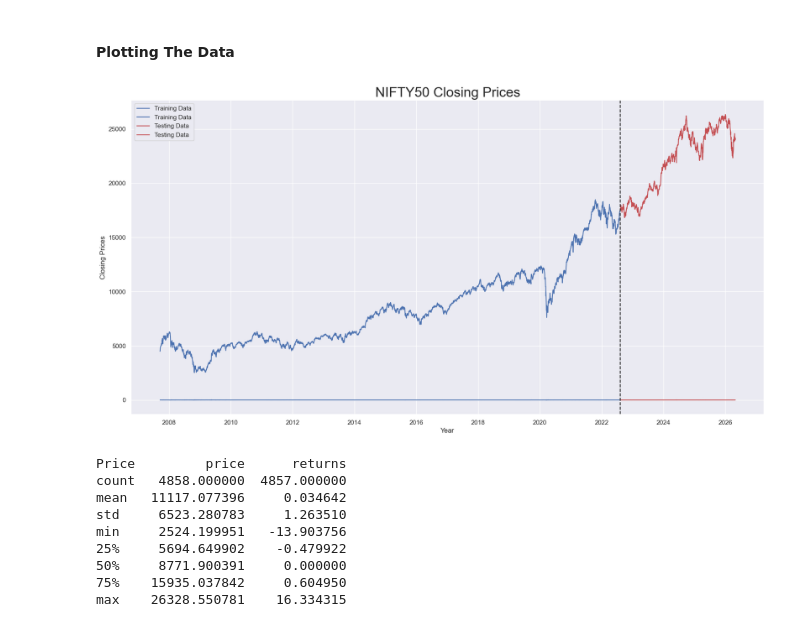
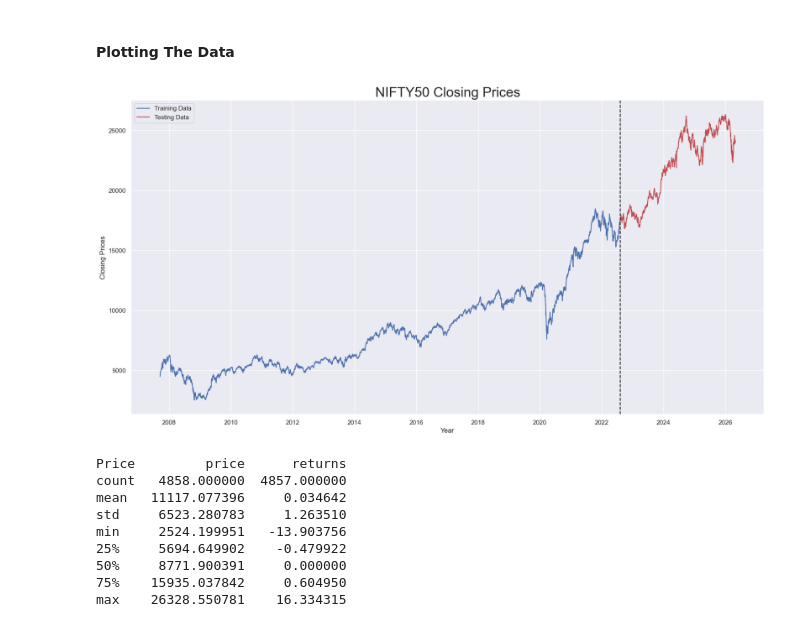
Before and after one commit to PradhumanSoni/Time-Series-Analysis, a Jupyter notebook: Forecasting of Various Indexes/experiment_forecasting_nifty50.ipynb, the cells around one changed output. Drawn from its saved outputs; the diff is of its cells as text; code cells hidden in the pictures.

```diff
--- a/Forecasting of Various Indexes/experiment_forecasting_nifty50.ipynb
+++ b/Forecasting of Various Indexes/experiment_forecasting_nifty50.ipynb
@@ -149,16 +149,16 @@ Shape of testing data -> (972, 2)
 #### Plotting The Data
 # %%
 plt.figure(figsize=(20,10))
-plt.plot(nifty_train,color='b',label='Training Data')
-plt.plot(nifty_test,color='r',label='Testing Data')
+plt.plot(nifty_train.price,color='b',label='Training Data')
+plt.plot(nifty_test.price,color='r',label='Testing Data')
 plt.axvline(nifty_train.index[-1],linestyle="--",color='k')
 plt.legend()
 plt.title("NIFTY50 Closing Prices",size=24)
 plt.xlabel("Year")
 plt.ylabel("Closing Prices")
 plt.show()
 # %% [output]
-[figure, old version]
+[figure, new version]
 # %%
 # Summary Statistics
 print(nifty_df.describe())
```
